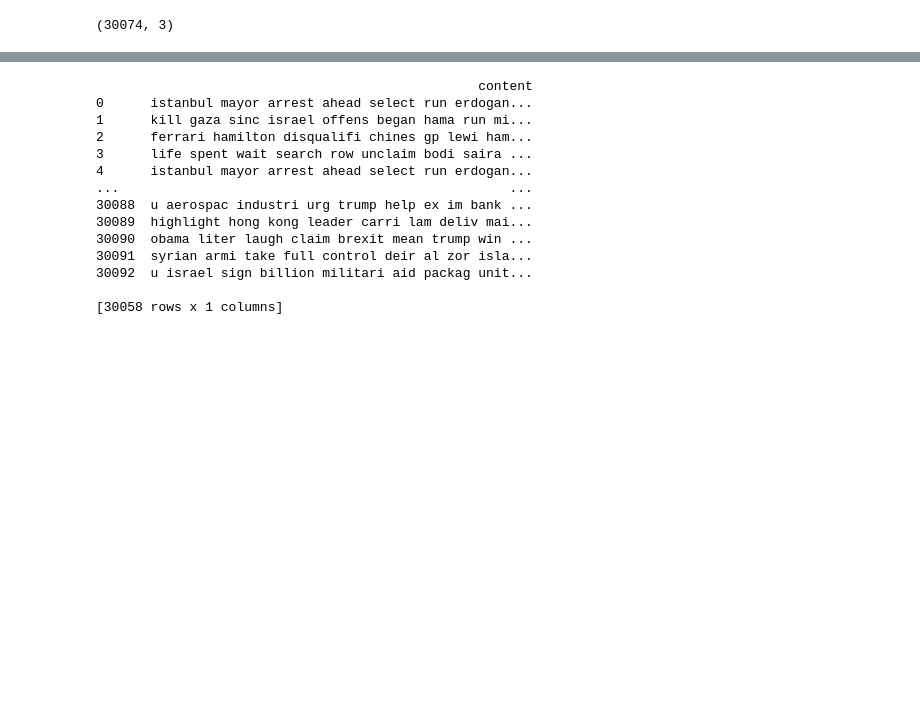
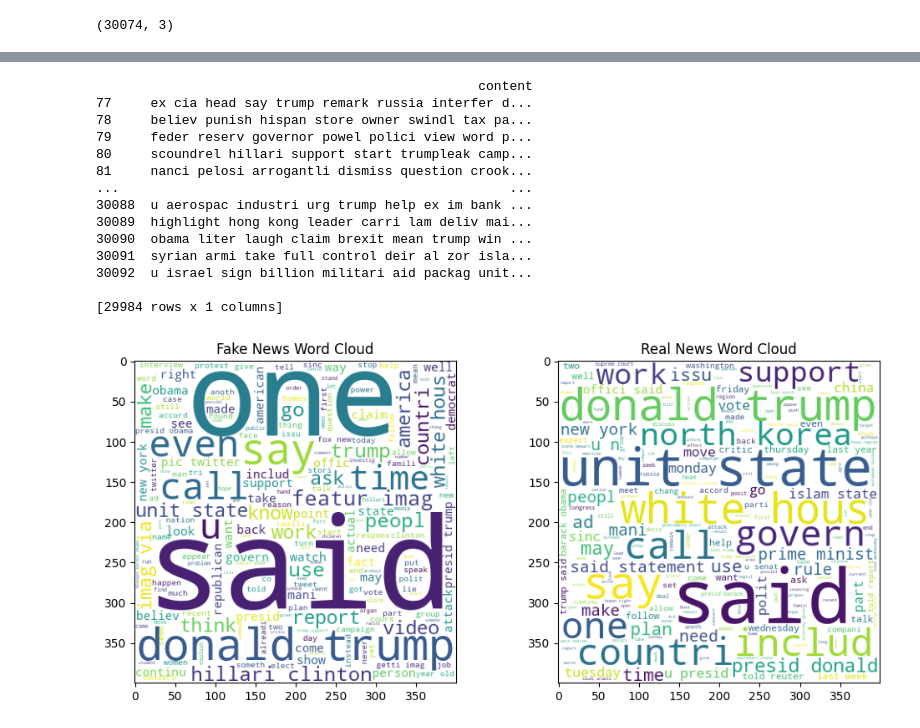
Before and after one commit to ivetkalchev/DeFactify, a Jupyter notebook: defactify.ipynb, the cells around one changed output, grey strips where cells are left out. Cells and saved outputs as stored; diff of their text form; code cells hidden in the pictures; blank space fills up the shorter version.

```diff
--- a/defactify.ipynb
+++ b/defactify.ipynb
@@ -142,0 +195,6 @@ Name: content, Length: 30058, dtype: object
+# %%
+stemmer = PorterStemmer()
+
+stop_words = set(stopwords.words('English'))
+
+print(stopwords.words('English'))
@@ -150,15 +211,15 @@ def stemming(content):
     return ' '.join(stemmed_tokens)
 # %%
-cleaned_dataset.loc[:, 'content'] = cleaned_dataset['content'].apply(stemming)
+cleaned_dataset['content'] = cleaned_dataset['content'].apply(stemming)
 # %%
 print(cleaned_dataset[['content']])
 # %% [output]
                                                  content
-0      istanbul mayor arrest ahead select run erdogan...
-1      kill gaza sinc israel offens began hama run mi...
-2      ferrari hamilton disqualifi chines gp lewi ham...
-3      life spent wait search row unclaim bodi saira ...
-4      istanbul mayor arrest ahead select run erdogan...
+77     ex cia head say trump remark russia interfer d...
+78     believ punish hispan store owner swindl tax pa...
+79     feder reserv governor powel polici view word p...
+80     scoundrel hillari support start trumpleak camp...
+81     nanci pelosi arrogantli dismiss question crook...
 ...                                                  ...
 30088  u aerospac industri urg trump help ex im bank ...
 30089  highlight hong kong leader carri lam deliv mai...
@@ -166,4 +227,19 @@ print(cleaned_dataset[['content']])
 30091  syrian armi take full control deir al zor isla...
 30092  u israel sign billion militari aid packag unit...
 
-[30058 rows x 1 columns]
+[29984 rows x 1 columns]
+# %%
+fake_news = ' '.join(cleaned_dataset[cleaned_dataset['classification'] == '0']['content'])
+real_news = ' '.join(cleaned_dataset[cleaned_dataset['classification'] == '1']['content'])
+
+fig, ax = plt.subplots(1, 2, figsize=(12, 5))
+
+ax[0].imshow(WordCloud(width=400, height=400, background_color='white').generate(fake_news))
+ax[0].set_title("Fake News Word Cloud")
+
+ax[1].imshow(WordCloud(width=400, height=400, background_color='white').generate(real_news))
+ax[1].set_title("Real News Word Cloud")
+
+plt.show()
+# %% [output]
+[figure, added]
```
Also changed, not shown: parts of 50 cells of this notebook, 3 other files.
